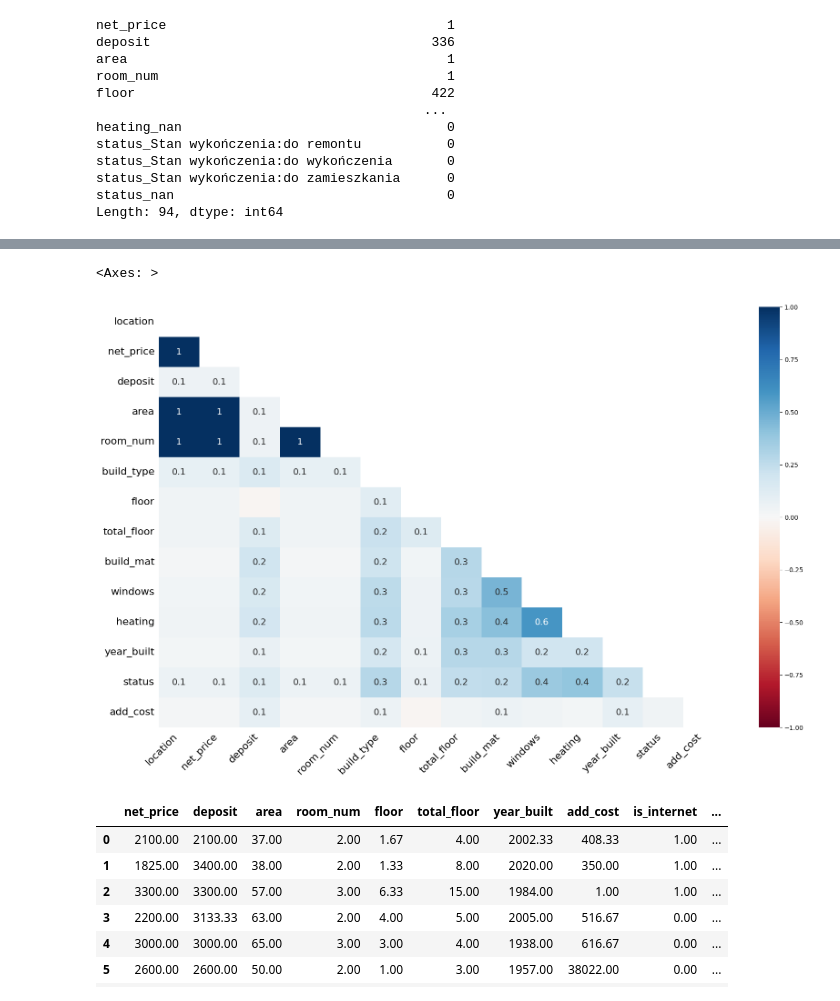
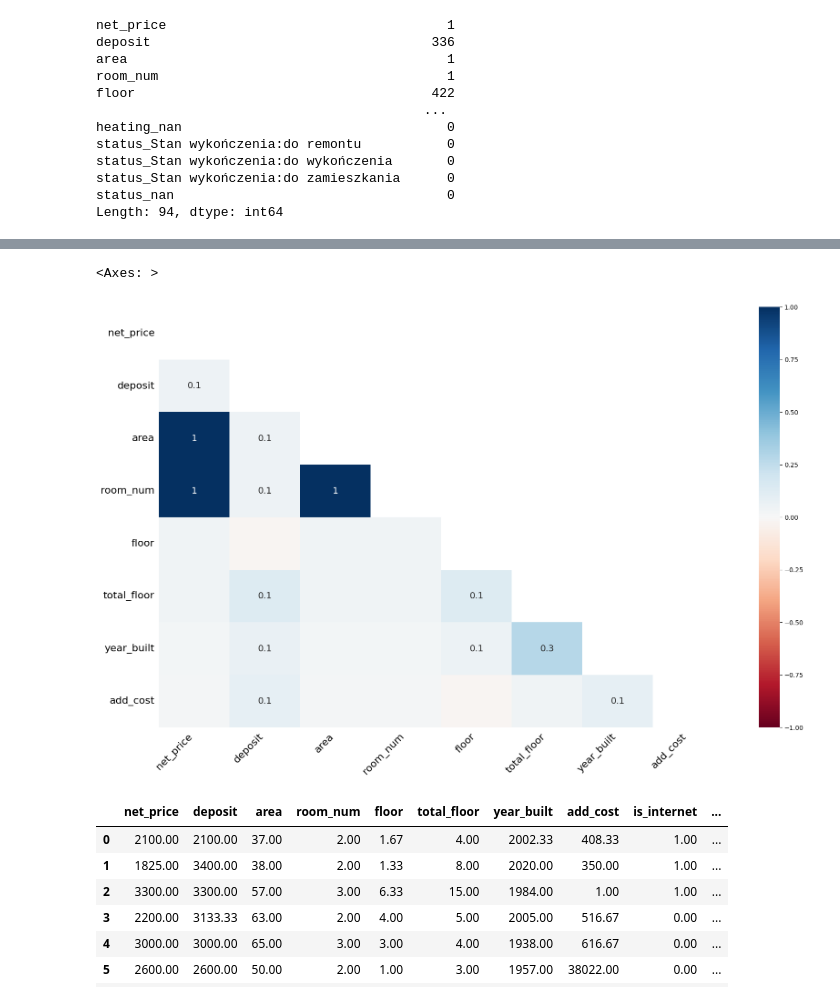
Before and after one commit to filki/Kaggle_Warsaw_rent_prices, a Jupyter notebook: starter.ipynb, the cells around one changed output, grey strips where cells are left out. Cells and saved outputs as stored; diff of their text form; code cells hidden in the pictures.

Commit message:
Did some tidying, introduced new visualizations to delve into the dataset

```diff
--- a/starter.ipynb
+++ b/starter.ipynb
@@ -228,8 +239,8 @@ msno.matrix(df.sample(250))
 # %%
-msno.heatmap(df)
+msno.heatmap(final_df)
 # %% [output]
 <Axes: >
-[figure, old version]
+[figure, new version]
 # %%
 imputer = KNNImputer(n_neighbors=3)
 # %%
```
Also changed, not shown: parts of 19 cells of this notebook.
